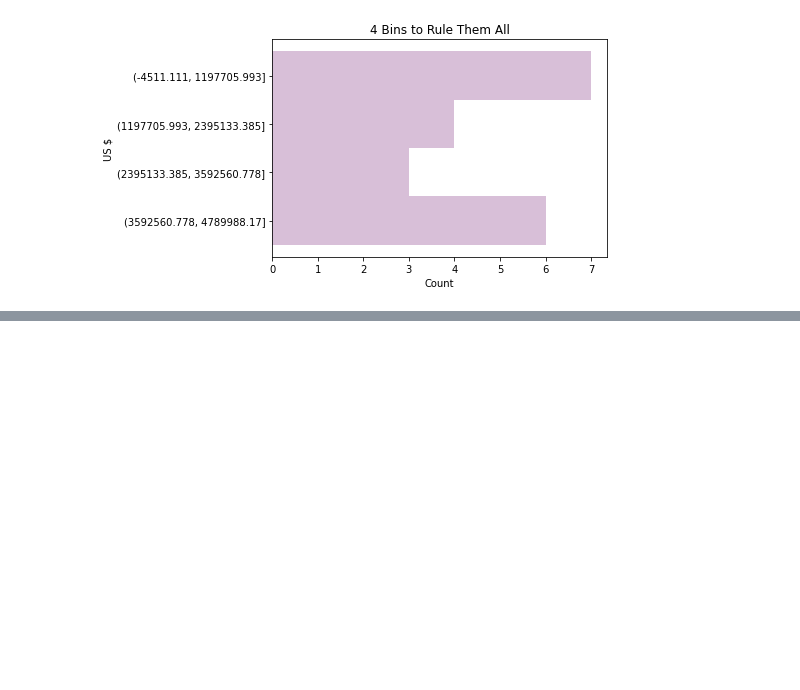
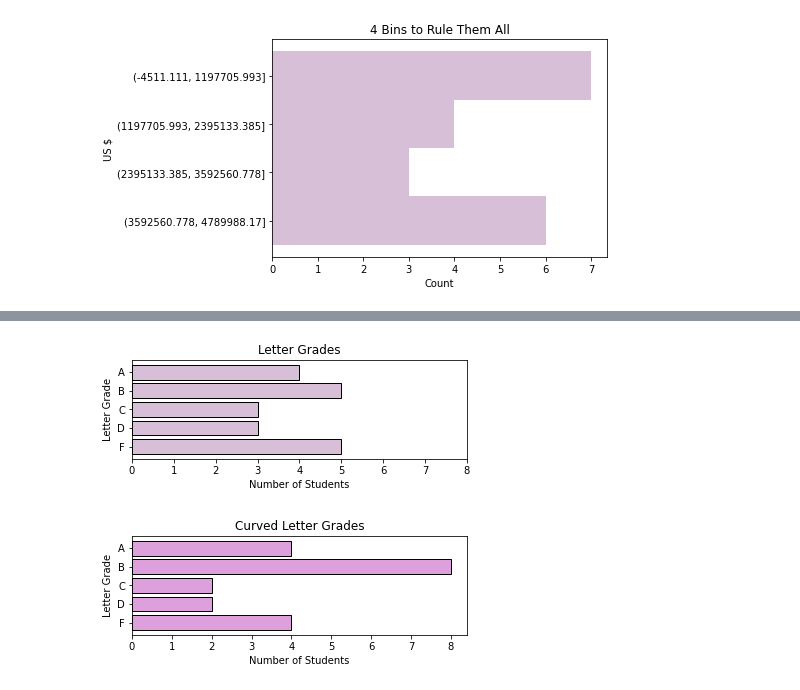
Before and after one commit to jamesallen0351/numpy-pandas-visualization-exercises, a Jupyter notebook: pandas_series.ipynb, the cells around one changed output, grey strips where cells are left out. Saved outputs shown, nothing was run; the diff lists cells and outputs as text; code cells hidden in the pictures; blank space fills up the shorter version.

```diff
--- a/pandas_series.ipynb
+++ b/pandas_series.ipynb
@@ -669,0 +802,53 @@ plt.show()
+# %%
+# example code
+
+# Define bin edges.
+bin_edges = [0, 70, 75, 80, 90, 101]
+
+# Create a list of bin labels; you should have one less than bin edges.
+bin_labels = ['F', 'D', 'C', 'B', 'A']
+
+##################### first plot #################################
+
+plt.subplot(2,1,1)
+
+# code to plot letter grades
+
+pd.cut(scores,
+       bins=bin_edges,
+       labels=bin_labels,
+       include_lowest=True).value_counts().sort_index().plot.barh(color='thistle',
+                                                                  ec='black',
+                                                                  width=.8)
+
+# Titles and labels for plot 1
+
+plt.title('Letter Grades')
+plt.xlabel('Number of Students')
+plt.ylabel('Letter Grade')
+plt.xlim(0, 8)
+
+plt.show()
+
+##################### second plot ################################
+
+plt.subplot(2,1,2)
+
+# code to plot curved letter grades
+
+pd.cut(curved_scores,
+       bins=bin_edges,
+       labels=bin_labels).value_counts().sort_index().plot.barh(color='plum',
+                                                                ec='black',
+                                                                width=.8)
+
+# Titles and labels for plot 2
+
+plt.title('Curved Letter Grades')
+plt.xlabel('Number of Students')
+plt.ylabel('Letter Grade')
+
+plt.show()
+# %% [output]
+[figure, added]
+[figure, added]
```
Also changed, not shown: parts of 14 cells of this notebook.
